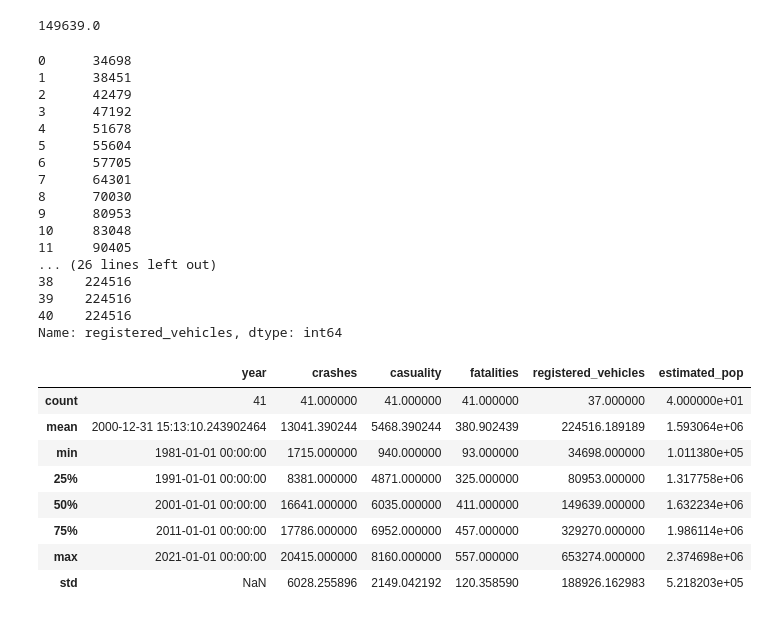
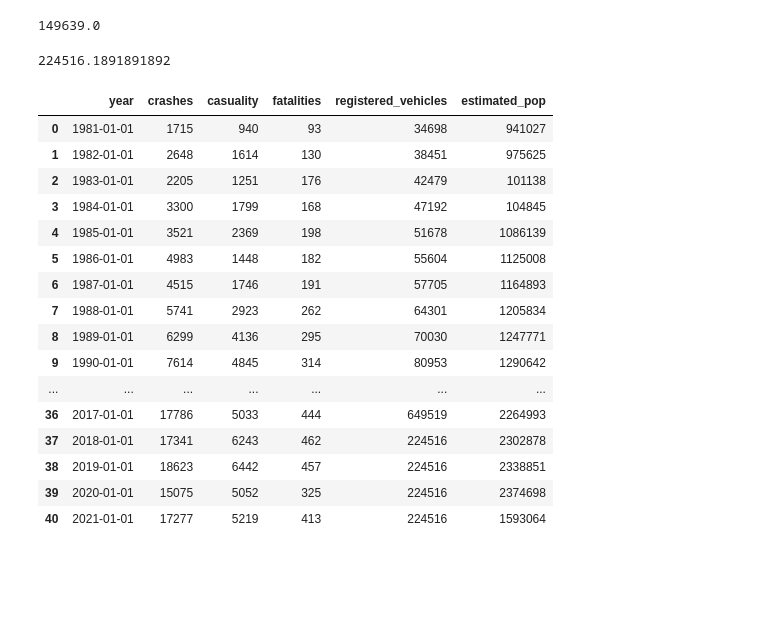
Before and after one commit to OmdenaAI/botswana-chapter-traffic-accidents, a Jupyter notebook: src/tasks/task-2-preprocessing/crash_trends.ipynb, the cells around one changed output. Saved outputs shown, nothing was run; the diff lists cells and outputs as text; code cells hidden in the pictures; blank space fills up the shorter version.

Commit message:
final preprocessed crash data

```diff
--- a/src/tasks/task-2-preprocessing/crash_trends.ipynb
+++ b/src/tasks/task-2-preprocessing/crash_trends.ipynb
@@ -72,11 +73,6 @@ df.head()
 | 2 | 1983 | 2205 | 1251 | 176 | 42479.0 | 101138.0 |
 | 3 | 1984 | 3300 | 1799 | 168 | 47192.0 | 104845.0 |
 | 4 | 1985 | 3521 | 2369 | 198 | 51678.0 | 1086139.0 |
-# %%
-df['crashes'] = df['crashes'].astype(int)
-df['casuality'] = df['casuality'].astype(int)
-df['year'] = pd.to_datetime(df['year'])
-df['registered_vehicles'] = df['registered_vehicles'].replace([np.inf, -np.inf, np.nan], 0).astype(int)
 # %%
 df.info()
 # %% [output]
@@ -143,36 +139,36 @@ dtype: int64
 df.registered_vehicles.median()
 # %% [output]
 149639.0
+# %%
+df.registered_vehicles.mean()
+# %% [output]
+224516.1891891892
 # %%
-veh_mean = df.registered_vehicles.mean()
-df.registered_vehicles.fillna(veh_mean).astype(int)
+column_means = df.mean()
+df.fillna(column_means, inplace=True)
-# %% [output]
-0      34698
-1      38451
-2      42479
-3      47192
-4      51678
-5      55604
-6      57705
-7      64301
-8      70030
-9      80953
-10     83048
-11     90405
-... (26 lines left out)
-38    224516
-39    224516
-40    224516
-Name: registered_vehicles, dtype: int64
+# %%
+df['crashes'] = df['crashes'].astype(int)
+df['casuality'] = df['casuality'].astype(int)
+df['year'] = pd.to_datetime(df['year'])
+df['registered_vehicles'] = df['registered_vehicles'].astype(int)
+df['estimated_pop'] = df['estimated_pop'].astype(int)
 # %%
-df.describe()
+df
 # %% [output]
 |  | year | crashes | casuality | fatalities | registered_vehicles | estimated_pop |
-| count | 41 | 41.000000 | 41.000000 | 41.000000 | 37.000000 | 4.000000e+01 |
-| mean | 2000-12-31 15:13:10.243902464 | 13041.390244 | 5468.390244 | 380.902439 | 224516.189189 | 1.593064e+06 |
-| min | 1981-01-01 00:00:00 | 1715.000000 | 940.000000 | 93.000000 | 34698.000000 | 1.011380e+05 |
-| 25% | 1991-01-01 00:00:00 | 8381.000000 | 4871.000000 | 325.000000 | 80953.000000 | 1.317758e+06 |
-| 50% | 2001-01-01 00:00:00 | 16641.000000 | 6035.000000 | 411.000000 | 149639.000000 | 1.632234e+06 |
-| 75% | 2011-01-01 00:00:00 | 17786.000000 | 6952.000000 | 457.000000 | 329270.000000 | 1.986114e+06 |
-| max | 2021-01-01 00:00:00 | 20415.000000 | 8160.000000 | 557.000000 | 653274.000000 | 2.374698e+06 |
-| std | NaN | 6028.255896 | 2149.042192 | 120.358590 | 188926.162983 | 5.218203e+05 |
+| 0 | 1981-01-01 | 1715 | 940 | 93 | 34698 | 941027 |
+| 1 | 1982-01-01 | 2648 | 1614 | 130 | 38451 | 975625 |
+| 2 | 1983-01-01 | 2205 | 1251 | 176 | 42479 | 101138 |
+| 3 | 1984-01-01 | 3300 | 1799 | 168 | 47192 | 104845 |
+| 4 | 1985-01-01 | 3521 | 2369 | 198 | 51678 | 1086139 |
+| 5 | 1986-01-01 | 4983 | 1448 | 182 | 55604 | 1125008 |
+| 6 | 1987-01-01 | 4515 | 1746 | 191 | 57705 | 1164893 |
+| 7 | 1988-01-01 | 5741 | 2923 | 262 | 64301 | 1205834 |
+| 8 | 1989-01-01 | 6299 | 4136 | 295 | 70030 | 1247771 |
+| 9 | 1990-01-01 | 7614 | 4845 | 314 | 80953 | 1290642 |
+| ... | ... | ... | ... | ... | ... | ... |
+| 36 | 2017-01-01 | 17786 | 5033 | 444 | 649519 | 2264993 |
+| 37 | 2018-01-01 | 17341 | 6243 | 462 | 224516 | 2302878 |
+| 38 | 2019-01-01 | 18623 | 6442 | 457 | 224516 | 2338851 |
+| 39 | 2020-01-01 | 15075 | 5052 | 325 | 224516 | 2374698 |
+| 40 | 2021-01-01 | 17277 | 5219 | 413 | 224516 | 1593064 |
```
Also changed, not shown: parts of 3 cells of this notebook, 1 other file.
